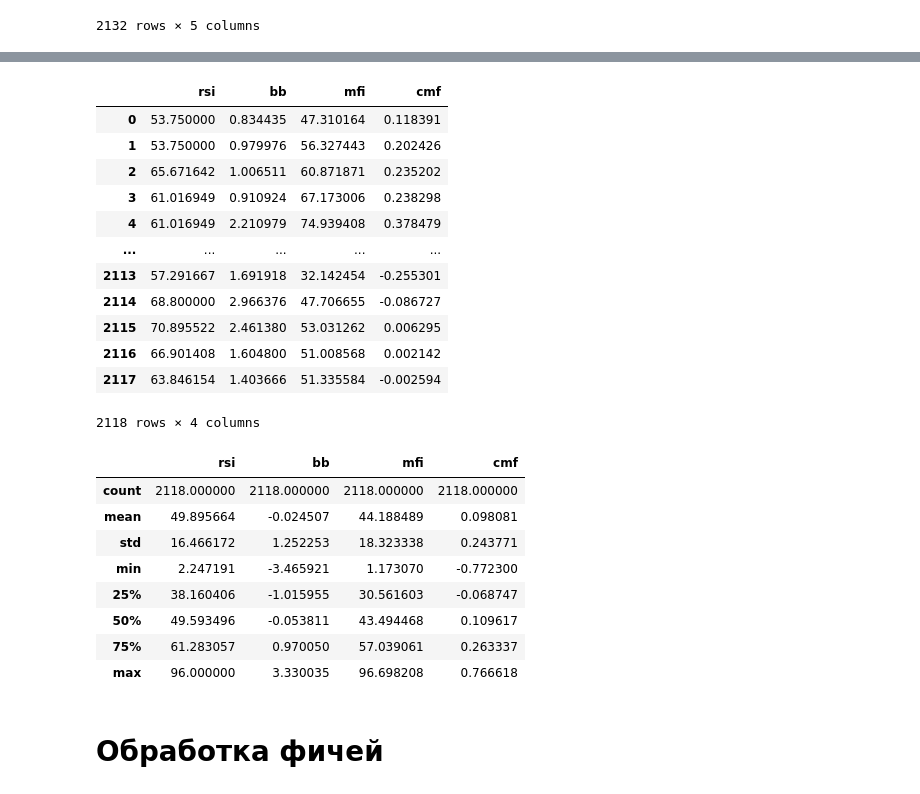
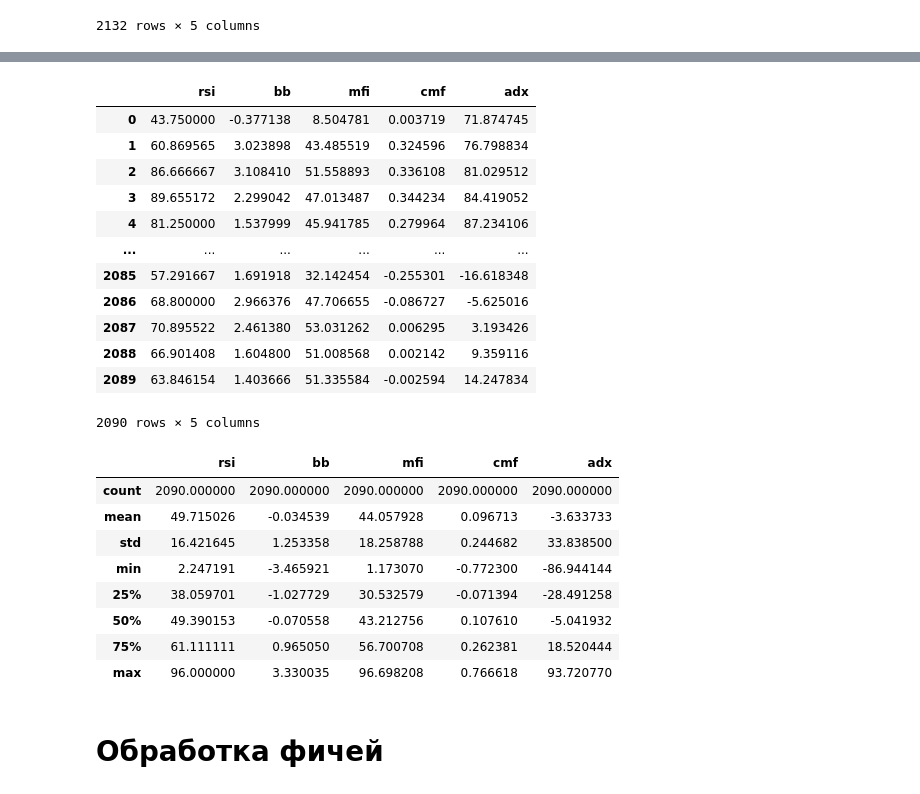
Before and after one commit to ArtemChuprov/TradingML, a Jupyter notebook: main5.ipynb, the cells around one changed output, grey strips where cells are left out. Drawn from its saved outputs; the diff is of its cells as text; code cells hidden in the pictures.

```diff
--- a/main5.ipynb
+++ b/main5.ipynb
@@ -80,0 +71,7 @@ def prepare_target(df, steps_obs: int = 3):
+# %%
+ADX_values = ADX(
+    high=df["high"],
+    low=df["low"],
+    close=df["close"],
+    n_steps=3 * n_steps,
+)
@@ -81,40 +98,40 @@ def prepare_target(df, steps_obs: int = 3):
 # %%
 indicator_data = (
     pd.DataFrame(
-        data=np.array([rsi_values, bb_values, mfi_values, cmf_values]).T,
-        columns=["rsi", "bb", "mfi", "cmf"],
+        data=np.array([rsi_values, bb_values, mfi_values, cmf_values, ADX_values]).T,
+        columns=["rsi", "bb", "mfi", "cmf", "adx"],
     )
     .dropna()
     .reset_index(drop=True)
     .astype(np.float64)
 )
 indicator_data
 # %% [output]
-|  | rsi | bb | mfi | cmf |
-| 0 | 53.750000 | 0.834435 | 47.310164 | 0.118391 |
-| 1 | 53.750000 | 0.979976 | 56.327443 | 0.202426 |
-| 2 | 65.671642 | 1.006511 | 60.871871 | 0.235202 |
-| 3 | 61.016949 | 0.910924 | 67.173006 | 0.238298 |
-| 4 | 61.016949 | 2.210979 | 74.939408 | 0.378479 |
-| ... | ... | ... | ... | ... |
-| 2113 | 57.291667 | 1.691918 | 32.142454 | -0.255301 |
-| 2114 | 68.800000 | 2.966376 | 47.706655 | -0.086727 |
-| 2115 | 70.895522 | 2.461380 | 53.031262 | 0.006295 |
-| 2116 | 66.901408 | 1.604800 | 51.008568 | 0.002142 |
-| 2117 | 63.846154 | 1.403666 | 51.335584 | -0.002594 |
+|  | rsi | bb | mfi | cmf | adx |
+| 0 | 43.750000 | -0.377138 | 8.504781 | 0.003719 | 71.874745 |
+| 1 | 60.869565 | 3.023898 | 43.485519 | 0.324596 | 76.798834 |
+| 2 | 86.666667 | 3.108410 | 51.558893 | 0.336108 | 81.029512 |
+| 3 | 89.655172 | 2.299042 | 47.013487 | 0.344234 | 84.419052 |
+| 4 | 81.250000 | 1.537999 | 45.941785 | 0.279964 | 87.234106 |
+| ... | ... | ... | ... | ... | ... |
+| 2085 | 57.291667 | 1.691918 | 32.142454 | -0.255301 | -16.618348 |
+| 2086 | 68.800000 | 2.966376 | 47.706655 | -0.086727 | -5.625016 |
+| 2087 | 70.895522 | 2.461380 | 53.031262 | 0.006295 | 3.193426 |
+| 2088 | 66.901408 | 1.604800 | 51.008568 | 0.002142 | 9.359116 |
+| 2089 | 63.846154 | 1.403666 | 51.335584 | -0.002594 | 14.247834 |
-2118 rows × 4 columns
+2090 rows × 5 columns
 # %%
 indicator_data.describe()
 # %% [output]
-|  | rsi | bb | mfi | cmf |
-| count | 2118.000000 | 2118.000000 | 2118.000000 | 2118.000000 |
-| mean | 49.895664 | -0.024507 | 44.188489 | 0.098081 |
-| std | 16.466172 | 1.252253 | 18.323338 | 0.243771 |
-| min | 2.247191 | -3.465921 | 1.173070 | -0.772300 |
-| 25% | 38.160406 | -1.015955 | 30.561603 | -0.068747 |
-| 50% | 49.593496 | -0.053811 | 43.494468 | 0.109617 |
-| 75% | 61.283057 | 0.970050 | 57.039061 | 0.263337 |
-| max | 96.000000 | 3.330035 | 96.698208 | 0.766618 |
+|  | rsi | bb | mfi | cmf | adx |
+| count | 2090.000000 | 2090.000000 | 2090.000000 | 2090.000000 | 2090.000000 |
+| mean | 49.715026 | -0.034539 | 44.057928 | 0.096713 | -3.633733 |
+| std | 16.421645 | 1.253358 | 18.258788 | 0.244682 | 33.838500 |
+| min | 2.247191 | -3.465921 | 1.173070 | -0.772300 | -86.944144 |
+| 25% | 38.059701 | -1.027729 | 30.532579 | -0.071394 | -28.491258 |
+| 50% | 49.390153 | -0.070558 | 43.212756 | 0.107610 | -5.041932 |
+| 75% | 61.111111 | 0.965050 | 56.700708 | 0.262381 | 18.520444 |
+| max | 96.000000 | 3.330035 | 96.698208 | 0.766618 | 93.720770 |
 # %% [markdown]
 # Обработка фичей
 # %%
```
Also changed, not shown: parts of 13 cells of this notebook, 1 other file.
